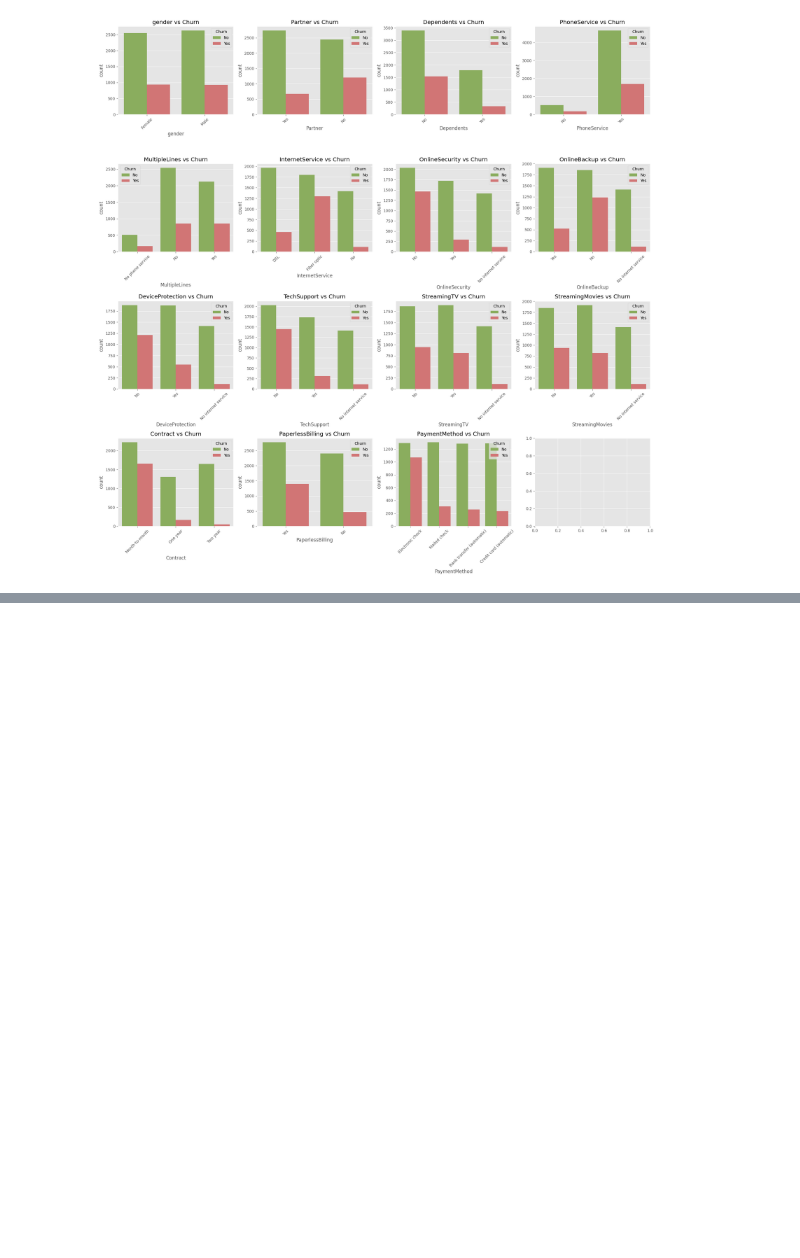
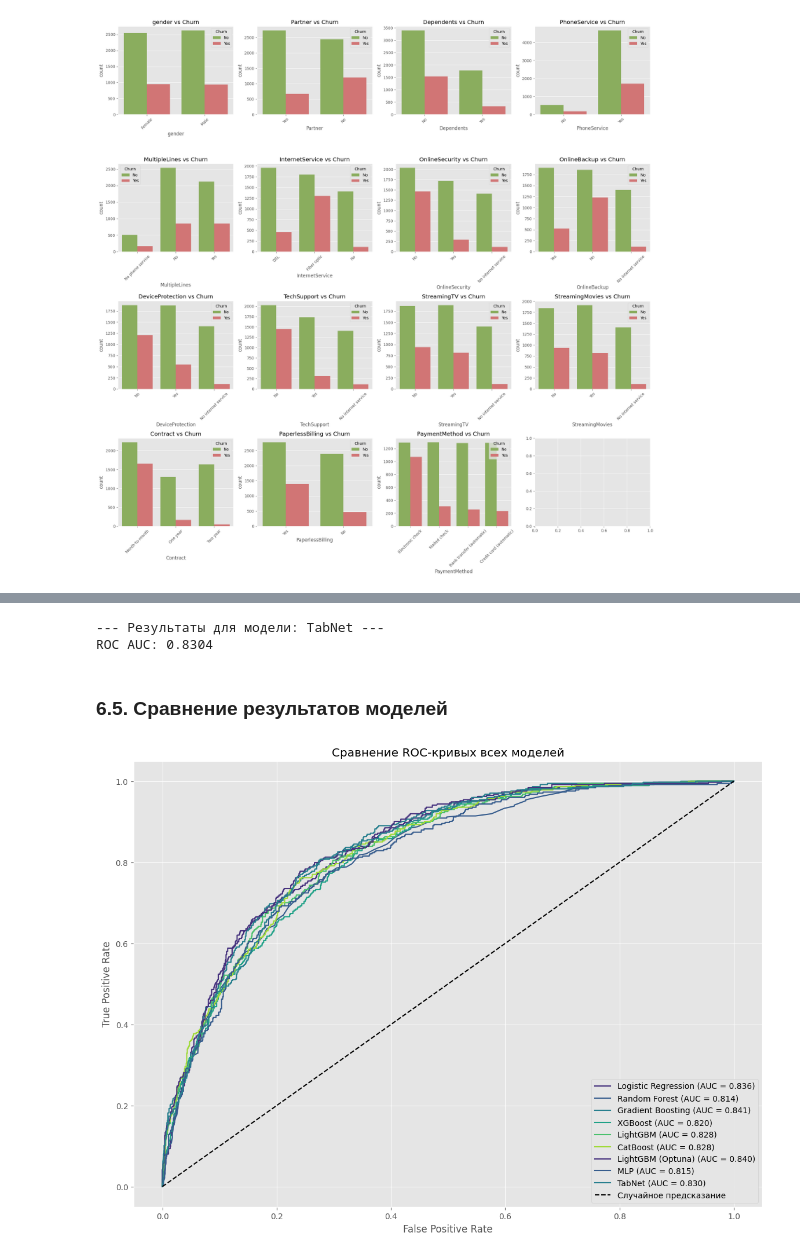
Before and after one commit to DgtrDN/diplom, a Jupyter notebook: diplom_telco_customer.ipynb, the cells around one changed output, grey strips where cells are left out. Cells and saved outputs as stored; diff of their text form; code cells hidden in the pictures; blank space fills up the shorter version.

```diff
--- a/diplom_telco_customer.ipynb
+++ b/diplom_telco_customer.ipynb
@@ -186,0 +347,5 @@ plt.show()
+# %%
+# Обучение и оценка
+for name, pipe in pipelines.items():
+    pipe.fit(X_train, y_train)
+    evaluate_model(name, pipe, X_test, y_test)
@@ -186,0 +408,6 @@ plt.show()
+# %%
+# Обучаю и оцениваю оптимизированную модель
+best_lgbm = lgb.LGBMClassifier(**study.best_params, random_state=42)
+best_lgbm.fit(X_train, y_train)
+evaluate_model("LightGBM (Optuna)", best_lgbm, X_test, y_test)
+pipelines['LightGBM (Optuna)'] = best_lgbm # Добавляю в пайплайны для дальнейшего использования
@@ -186,0 +542,9 @@ plt.show()
+# %%
+# Оценка MLP
+y_pred_proba_mlp = mlp_model.predict(X_test).ravel()
+roc_auc_mlp = roc_auc_score(y_test, y_pred_proba_mlp)
+results['MLP'] = {'roc_auc': roc_auc_mlp}
+fpr, tpr, _ = roc_curve(y_test, y_pred_proba_mlp)
+roc_curves['MLP'] = (fpr, tpr, roc_auc_mlp)
+print(f"--- Результаты для модели: MLP ---")
+print(f"ROC AUC: {roc_auc_mlp:.4f}")
@@ -186,0 +601,30 @@ plt.show()
+# %%
+# Оценка TabNet
+y_pred_proba_tabnet = tabnet_model.predict_proba(X_test_tensor)[:, 1]
+roc_auc_tabnet = roc_auc_score(y_test, y_pred_proba_tabnet)
+results['TabNet'] = {'roc_auc': roc_auc_tabnet}
+fpr, tpr, _ = roc_curve(y_test, y_pred_proba_tabnet)
+roc_curves['TabNet'] = (fpr, tpr, roc_auc_tabnet)
+print(f"--- Результаты для модели: TabNet ---")
+print(f"ROC AUC: {roc_auc_tabnet:.4f}")
+# %% [output]
+--- Результаты для модели: TabNet ---
+ROC AUC: 0.8304
+# %% [markdown]
+### 6.5. Сравнение результатов моделей
+# %%
+# Визуализация ROC-кривых всех моделей.
+
+plt.figure(figsize=(14, 10))
+for name, (fpr, tpr, roc_auc) in roc_curves.items():
+    plt.plot(fpr, tpr, label=f'{name} (AUC = {roc_auc:.3f})')
+
+plt.plot([0, 1], [0, 1], 'k--', label='Случайное предсказание')
+plt.xlabel('False Positive Rate')
+plt.ylabel('True Positive Rate')
+plt.title('Сравнение ROC-кривых всех моделей')
+plt.legend()
+plt.grid(True)
+plt.show()
+# %% [output]
+[figure, added]
```
Also changed, not shown: parts of 133 cells of this notebook, 5 other files.
